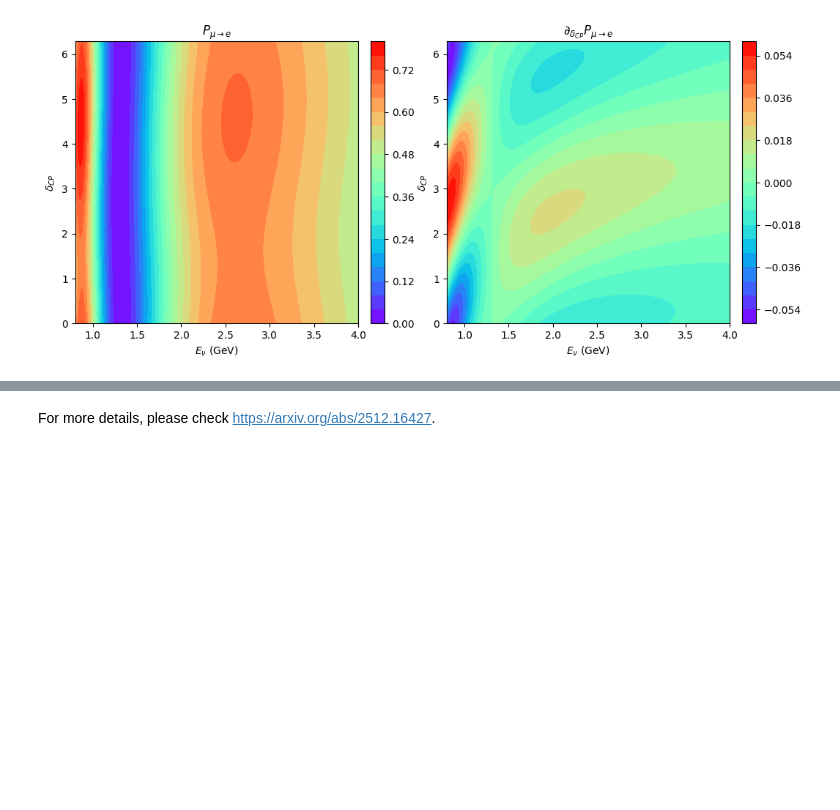
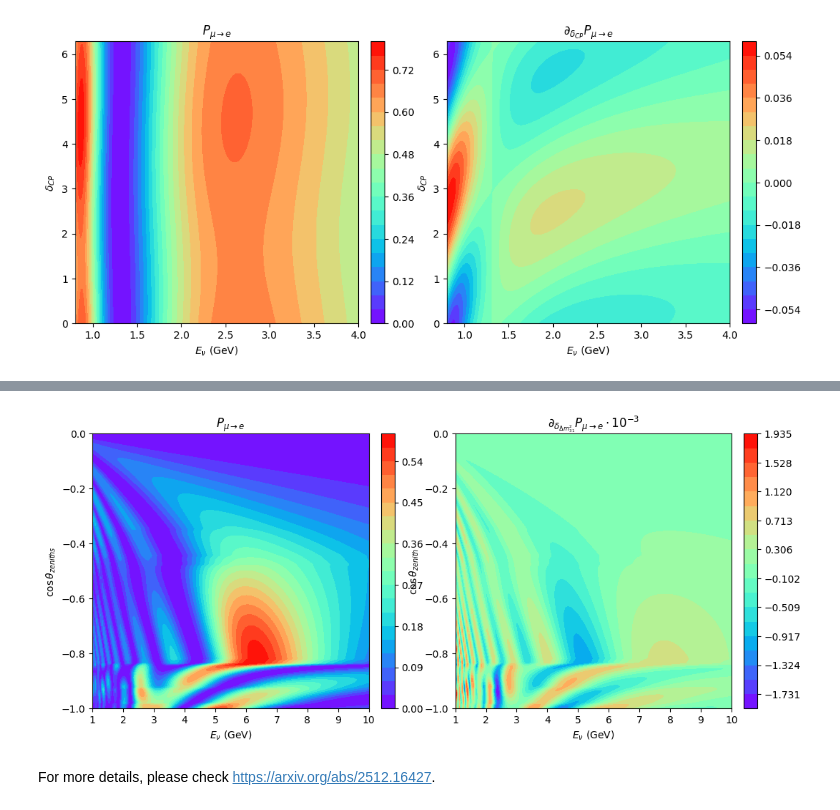
Before and after one commit to pabloferm/CHIC, a Jupyter notebook: examples/python/example.ipynb, the cells around one changed output, grey strips where cells are left out. Drawn from its saved outputs; the diff is of its cells as text; code cells hidden in the pictures; blank space fills up the shorter version.

Commit message:
Updated Earth python bindings and readme

```diff
--- a/examples/python/example.ipynb
+++ b/examples/python/example.ipynb
@@ -290,2 +295,43 @@ plt.show()
+# %%
+import pychic_earth as pe
+
+energies = np.linspace(1.0, 10.0, 200)
+zeniths = np.linspace(-1.0, 0.0, 200)
+P = np.zeros((energies.size, zeniths.size))
+dP = np.zeros((energies.size, zeniths.size))
+
+dch = pe.CHICEARTHDIFF()
+
+for i, cz in enumerate(zeniths): # y
+    for j, E in enumerate(energies): # x
+        Px = dch.compute_oscillations(E, cz)
+        dPx = dch.compute_oscillations_derivatives("dm231", E, cz)
+        P[i, j] = Px[0, 1]
+        dP[i, j] = dPx[0, 1]
+
+fig, axes = plt.subplots(1, 2, figsize=(12, 5))
+
+ED, CZ = np.meshgrid(energies, zeniths)
+
+# P panel
+cs0 = axes[0].contourf(ED, CZ, P, levels=levels, cmap='rainbow', extend='neither')
+axes[0].set_xlabel(r'$E_\nu$ (GeV)')
+axes[0].set_ylabel(r'$\cos\theta_{zeniths}$')
+axes[0].set_title(r'$P_{\mu\rightarrow e}$')
+cbar0 = fig.colorbar(cs0, ax=axes[0], fraction=0.046, pad=0.04)
+
+# dP panel
+dP = dP*1e-3
+vmax = np.abs(dP).max()
+levels1 = np.linspace(-vmax, vmax, 20)
+cs1 = axes[1].contourf(ED, CZ, dP, levels=levels1, cmap='rainbow', extend='neither')
+axes[1].set_xlabel(r'$E_\nu$ (GeV)')
+axes[1].set_ylabel(r'$\cos\theta_{zenith}$')
+axes[1].set_title(r'$\partial_{\delta_{\Delta m^2_{31}}}P_{\mu\rightarrow e}\cdot 10^{-3}$')
+cbar1 = fig.colorbar(cs1, ax=axes[1], fraction=0.046, pad=0.04)
+
+plt.show()
+# %% [output]
+[figure, added]
 # %% [markdown]
 For more details, please check https://arxiv.org/abs/2512.16427.
```
Also changed, not shown: parts of 1 cell of this notebook, 16 other files.
